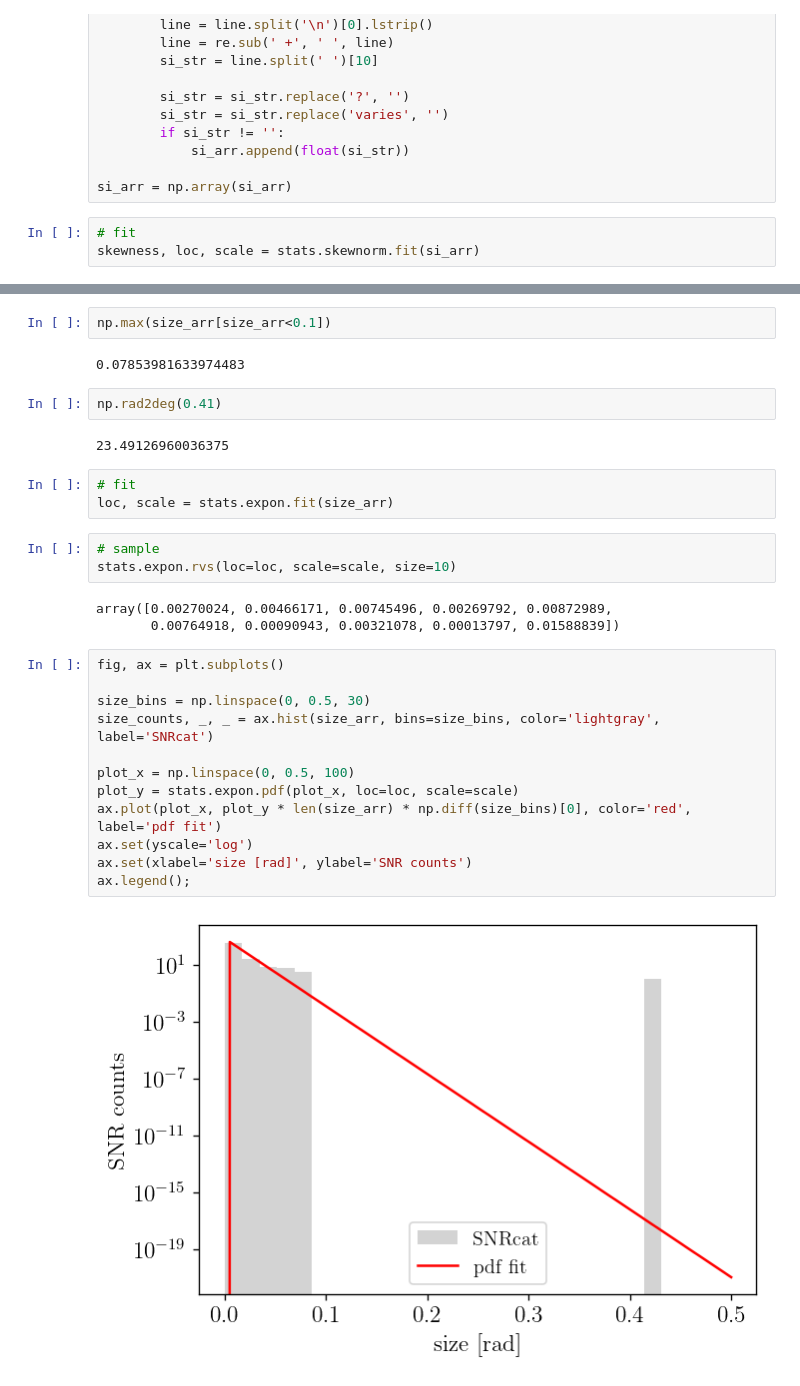
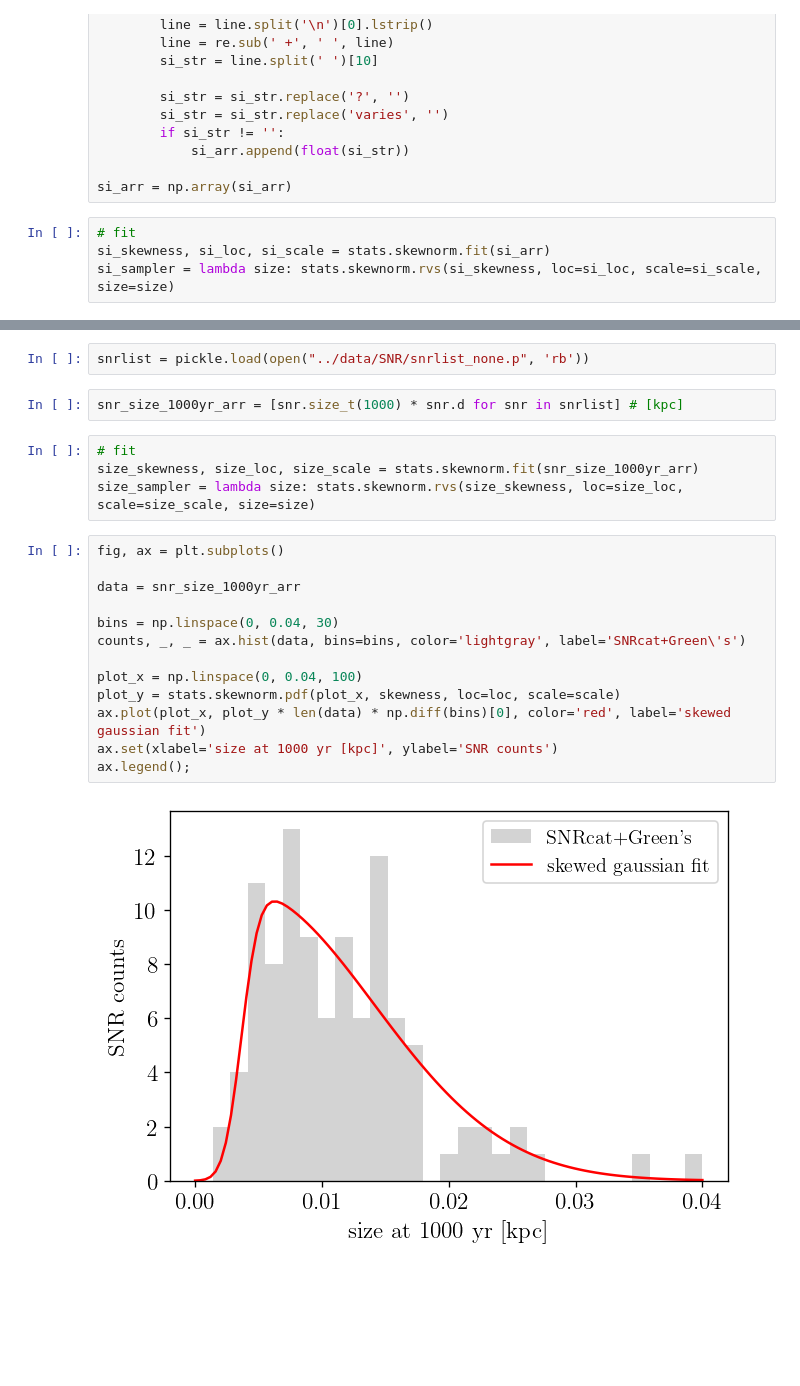
Before and after one commit to yitiansun/axion-mirror, a Jupyter notebook: notebooks/snr_graveyard.ipynb, the cells around one changed output, grey strips where cells are left out. Saved outputs shown, nothing was run; the diff lists cells and outputs as text; blank space fills up the shorter version.

```diff
--- a/notebooks/snr_graveyard.ipynb
+++ b/notebooks/snr_graveyard.ipynb
@@ -150,4 +210,5 @@ with open('../data/SNR/Green.txt') as f:
 si_arr = np.array(si_arr)
 # %%
 # fit
-skewness, loc, scale = stats.skewnorm.fit(si_arr)
+si_skewness, si_loc, si_scale = stats.skewnorm.fit(si_arr)
+si_sampler = lambda size: stats.skewnorm.rvs(si_skewness, loc=si_loc, scale=si_scale, size=size)
@@ -191,32 +230,24 @@ print(np.min(size_arr), np.max(size_arr))
-# %%
-np.max(size_arr[size_arr<0.1])
-# %% [output]
-0.07853981633974483
-# %%
-np.rad2deg(0.41)
-# %% [output]
-23.49126960036375
-# %%
-# fit
-loc, scale = stats.expon.fit(size_arr)
-# %%
-# sample
-stats.expon.rvs(loc=loc, scale=scale, size=10)
-# %% [output]
-array([0.00270024, 0.00466171, 0.00745496, 0.00269792, 0.00872989,
-       0.00764918, 0.00090943, 0.00321078, 0.00013797, 0.01588839])
+# %%
+snrlist = pickle.load(open("../data/SNR/snrlist_none.p", 'rb'))
+# %%
+snr_size_1000yr_arr = [snr.size_t(1000) * snr.d for snr in snrlist] # [kpc]
+# %%
+# fit
+size_skewness, size_loc, size_scale = stats.skewnorm.fit(snr_size_1000yr_arr)
+size_sampler = lambda size: stats.skewnorm.rvs(size_skewness, loc=size_loc, scale=size_scale, size=size)
 # %%
 fig, ax = plt.subplots()
 
-size_bins = np.linspace(0, 0.5, 30)
-size_counts, _, _ = ax.hist(size_arr, bins=size_bins, color='lightgray', label='SNRcat')
+data = snr_size_1000yr_arr
 
-plot_x = np.linspace(0, 0.5, 100)
-plot_y = stats.expon.pdf(plot_x, loc=loc, scale=scale)
-ax.plot(plot_x, plot_y * len(size_arr) * np.diff(size_bins)[0], color='red', label='pdf fit')
-ax.set(yscale='log')
-ax.set(xlabel='size [rad]', ylabel='SNR counts')
+bins = np.linspace(0, 0.04, 30)
+counts, _, _ = ax.hist(data, bins=bins, color='lightgray', label='SNRcat+Green\'s')
+
+plot_x = np.linspace(0, 0.04, 100)
+plot_y = stats.skewnorm.pdf(plot_x, skewness, loc=loc, scale=scale)
+ax.plot(plot_x, plot_y * len(data) * np.diff(bins)[0], color='red', label='skewed gaussian fit')
+ax.set(xlabel='size at 1000 yr [kpc]', ylabel='SNR counts')
 ax.legend();
 # %% [output]
-[figure, old version]
+[figure, new version]
 # %% [markdown]
```
Also changed, not shown: parts of 43 cells of this notebook, 4 other files.
